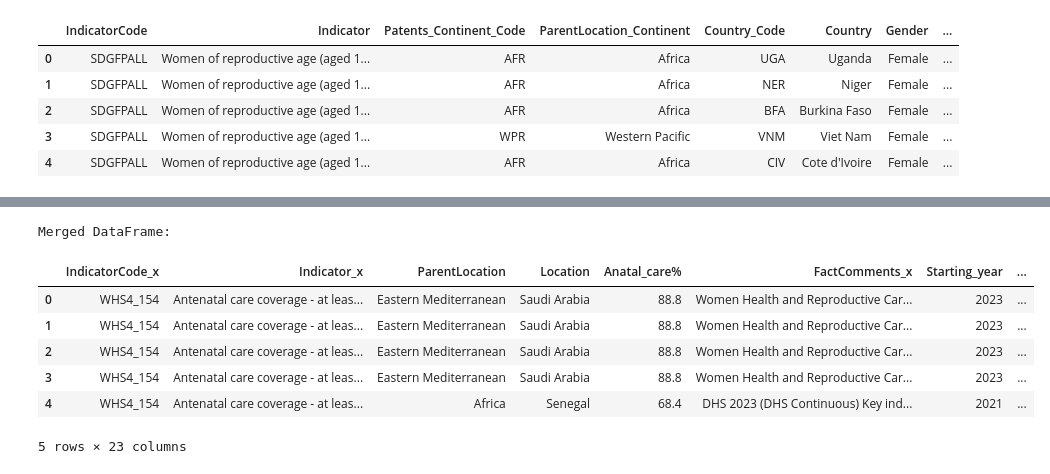
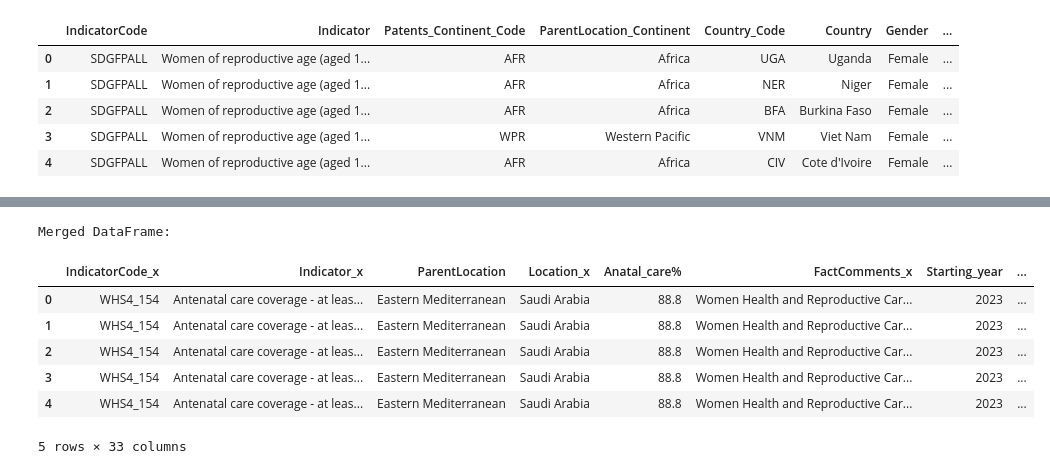
Before and after one commit to laurar9889/Project_3_Team_1, a Jupyter notebook: correlation.ipynb, the cells around one changed output, grey strips where cells are left out. Saved outputs shown, nothing was run; the diff lists cells and outputs as text; code cells hidden in the pictures.

```diff
--- a/correlation.ipynb
+++ b/correlation.ipynb
@@ -40,9 +41,8 @@ Family Planning Data:
 | 4 | SDGFPALL | Women of reproductive age (aged 1... | AFR | Africa | CIV | Cote d'Ivoire | Female | ... |
 # %%
 
-df2.rename(columns={'Year_Period_Range': 'Period_Range'}, inplace=True)
+df2.rename(columns={'Year_Period_Range': 'Period_Range', 'ParentLocation_Continent': 'ParentLocation'}, inplace=True)
 
-# Print the columns of df2 to verify the change
 print(df2.columns)
 # %% [output]
 Index(['IndicatorCode', 'Indicator', 'Patents_Continent_Code',
@@ -64,8 +75,7 @@ Family Planning Data:
 # %%
-# Merge df1 and df2 on 'period_range'
-merged_df = pd.merge(df1, df2, on='Period_Range', how='inner')
+# Merge df1 and df2 on 'ParentLocation'
+merged_df = pd.merge(df1, df2, on='ParentLocation', how='inner')
 
-# Display the merged DataFrame
-print("\nMerged DataFrame:")
+# Display the merged DataFrameprint("\nMerged DataFrame:")
 merged_df.head()
 # %% [output]
@@ -79,0 +89,5 @@ Merged DataFrame:
+# %%
+# Merge merged_df and df3 on 'ParentLocation'
+final_merged_df= pd.merge(merged_df , df3, on='ParentLocation', how='inner')
+
+final_merged_df.head()
@@ -80,15 +102,15 @@ Merged DataFrame:
 # %%
 # Drop columns with NaN values
-merged_df.dropna(axis=1, inplace=True)
+final_merged_df.dropna(axis=1, inplace=True)
 # %%
 print("\nMerged DataFrame:")
-merged_df.head()
+final_merged_df.head()
 # %% [output]
 Merged DataFrame:
-|  | IndicatorCode_x | Indicator_x | ParentLocation | Location | Anatal_care% | FactComments_x | Starting_year | ... |
+|  | IndicatorCode_x | Indicator_x | ParentLocation | Location_x | Anatal_care% | FactComments_x | Starting_year | ... |
 | 0 | WHS4_154 | Antenatal care coverage - at leas... | Eastern Mediterranean | Saudi Arabia | 88.8 | Women Health and Reproductive Car... | 2023 | ... |
 | 1 | WHS4_154 | Antenatal care coverage - at leas... | Eastern Mediterranean | Saudi Arabia | 88.8 | Women Health and Reproductive Car... | 2023 | ... |
 | 2 | WHS4_154 | Antenatal care coverage - at leas... | Eastern Mediterranean | Saudi Arabia | 88.8 | Women Health and Reproductive Car... | 2023 | ... |
 | 3 | WHS4_154 | Antenatal care coverage - at leas... | Eastern Mediterranean | Saudi Arabia | 88.8 | Women Health and Reproductive Car... | 2023 | ... |
-| 4 | WHS4_154 | Antenatal care coverage - at leas... | Africa | Senegal | 68.4 | DHS 2023 (DHS Continuous) Key ind... | 2021 | ... |
+| 4 | WHS4_154 | Antenatal care coverage - at leas... | Eastern Mediterranean | Saudi Arabia | 88.8 | Women Health and Reproductive Car... | 2023 | ... |
-5 rows × 23 columns
+5 rows × 33 columns
```
Also changed, not shown: parts of 26 cells of this notebook, 2 other files.
